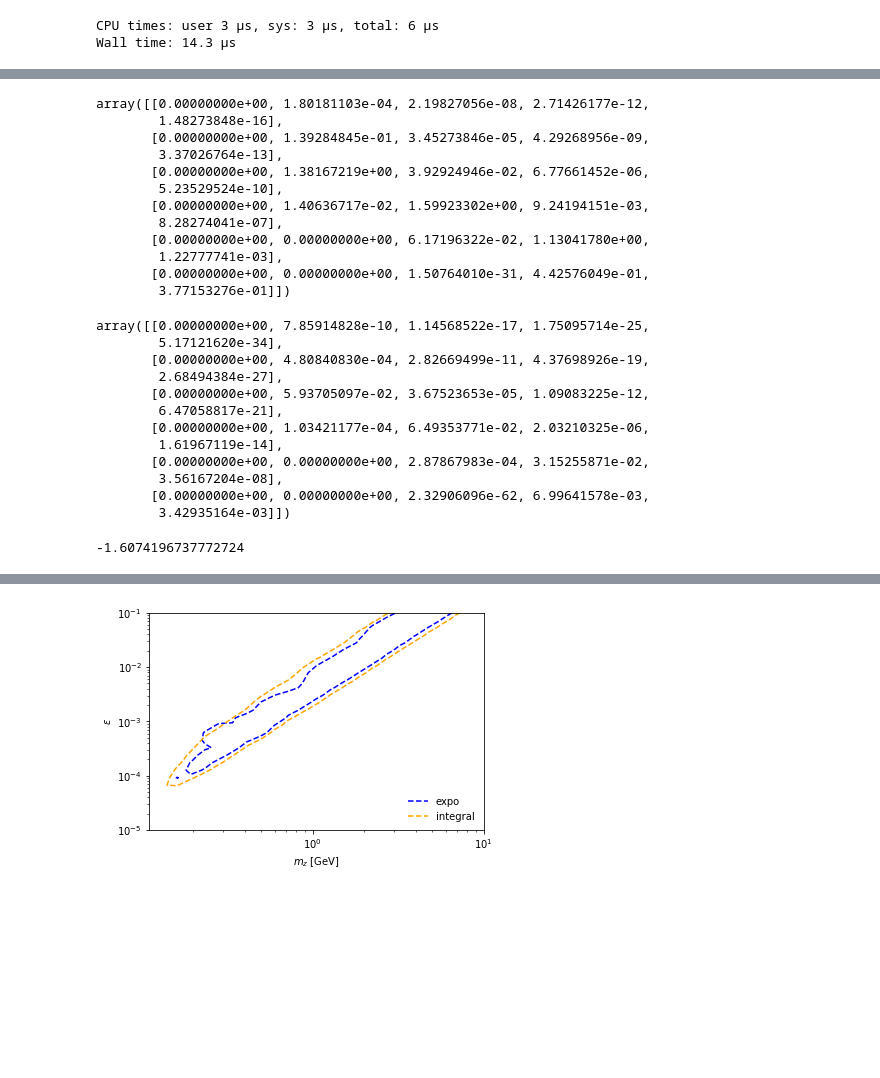
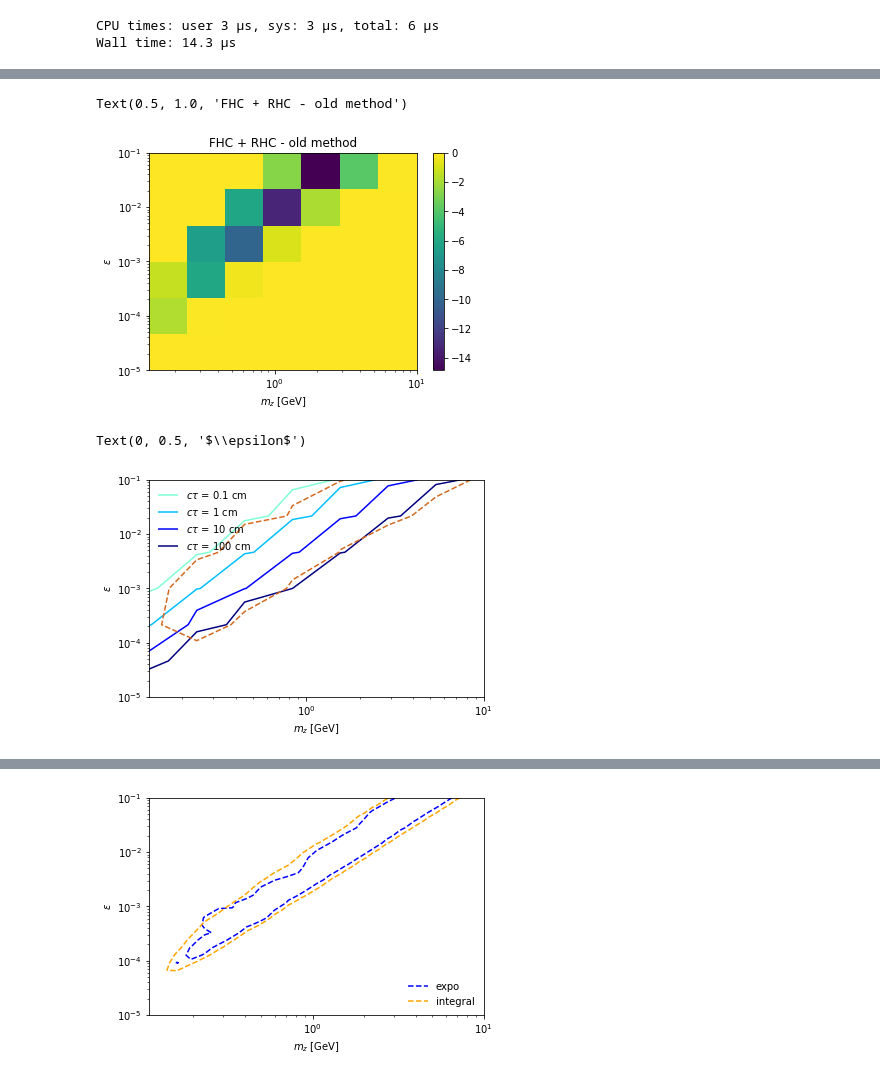
Before and after one commit to mhostert/dark-neutrinos-at-T2K, a Jupyter notebook: exp_analysis/6_heavy_nonminimal_visualisation.ipynb, the cells around one changed output, grey strips where cells are left out. Cells and saved outputs as stored; diff of their text form; code cells hidden in the pictures; blank space fills up the shorter version.

```diff
--- a/exp_analysis/6_heavy_nonminimal_visualisation.ipynb
+++ b/exp_analysis/6_heavy_nonminimal_visualisation.ipynb
@@ -195,43 +172,32 @@ array([ 0,  0,  0, -1,  0])
-# %%
-dark_photons_constraints_integral[Ud4_2][1][4]
-# %% [output]
-array([[0.00000000e+00, 1.80181103e-04, 2.19827056e-08, 2.71426177e-12,
-        1.48273848e-16],
-       [0.00000000e+00, 1.39284845e-01, 3.45273846e-05, 4.29268956e-09,
-        3.37026764e-13],
-       [0.00000000e+00, 1.38167219e+00, 3.92924946e-02, 6.77661452e-06,
-        5.23529524e-10],
-       [0.00000000e+00, 1.40636717e-02, 1.59923302e+00, 9.24194151e-03,
-        8.28274041e-07],
-       [0.00000000e+00, 0.00000000e+00, 6.17196322e-02, 1.13041780e+00,
-        1.22777741e-03],
-       [0.00000000e+00, 0.00000000e+00, 1.50764010e-31, 4.42576049e-01,
-        3.77153276e-01]])
-# %%
-dark_photons_constraints_integral[Ud4_2][2][4]
-# %% [output]
-array([[0.00000000e+00, 7.85914828e-10, 1.14568522e-17, 1.75095714e-25,
-        5.17121620e-34],
-       [0.00000000e+00, 4.80840830e-04, 2.82669499e-11, 4.37698926e-19,
-        2.68494384e-27],
-       [0.00000000e+00, 5.93705097e-02, 3.67523653e-05, 1.09083225e-12,
-        6.47058817e-21],
-       [0.00000000e+00, 1.03421177e-04, 6.49353771e-02, 2.03210325e-06,
-        1.61967119e-14],
-       [0.00000000e+00, 0.00000000e+00, 2.87867983e-04, 3.15255871e-02,
-        3.56167204e-08],
-       [0.00000000e+00, 0.00000000e+00, 2.32906096e-62, 6.99641578e-03,
-        3.42935164e-03]])
-# %%
-LEff(0, 1.59923302e+00, 6.49353771e-02)
-# %% [output]
--1.6074196737772724
 # %%
-plt.pcolormesh(mz, epsilon, this_like)
+plt.pcolormesh(mz, epsilon, dark_photons_constraints_integral[0.1][0])
 plt.colorbar()
 plt.loglog()
 plt.xlabel(r'$m_z$ [GeV]')
 plt.ylabel(r'$\epsilon$')
 plt.title('FHC + RHC - old method')
+# %% [output]
+Text(0.5, 1.0, 'FHC + RHC - old method')
+[figure, added]
+# %%
+# plot
+lifetimes = [0.1, 1, 10, 100]
+colors = ['aquamarine', 'deepskyblue', 'blue', 'navy']
+contour = plt.contour(mz, epsilon, dark_photons_constraints_integral[0.1][3], levels=lifetimes, colors=colors)
+plt.contour(mz, epsilon, dark_photons_constraints_integral[0.1][0],
+                                  levels=[levels[0.9]], colors=['chocolate'])
+plt.legend(contour.legend_elements()[0],
+           [f'$c \\tau$ = {lifetime} cm' for lifetime in lifetimes],
+           frameon=False,
+           loc='upper left')
+plt.loglog()
+plt.xlabel(r'$m_z$ [GeV]')
+plt.ylabel(r'$\epsilon$')
+
+# plt.savefig(save_folder + 'dark_photon_bounds_and_lifetime.png', bbox_inches='tight', dpi=250)
+# plt.savefig(save_folder + 'dark_photon_bounds_and_lifetime.pdf')
+# %% [output]
+Text(0, 0.5, '$\\epsilon$')
+[figure, added]
 # %%
 # plot
```
Also changed, not shown: parts of 10 cells of this notebook.
